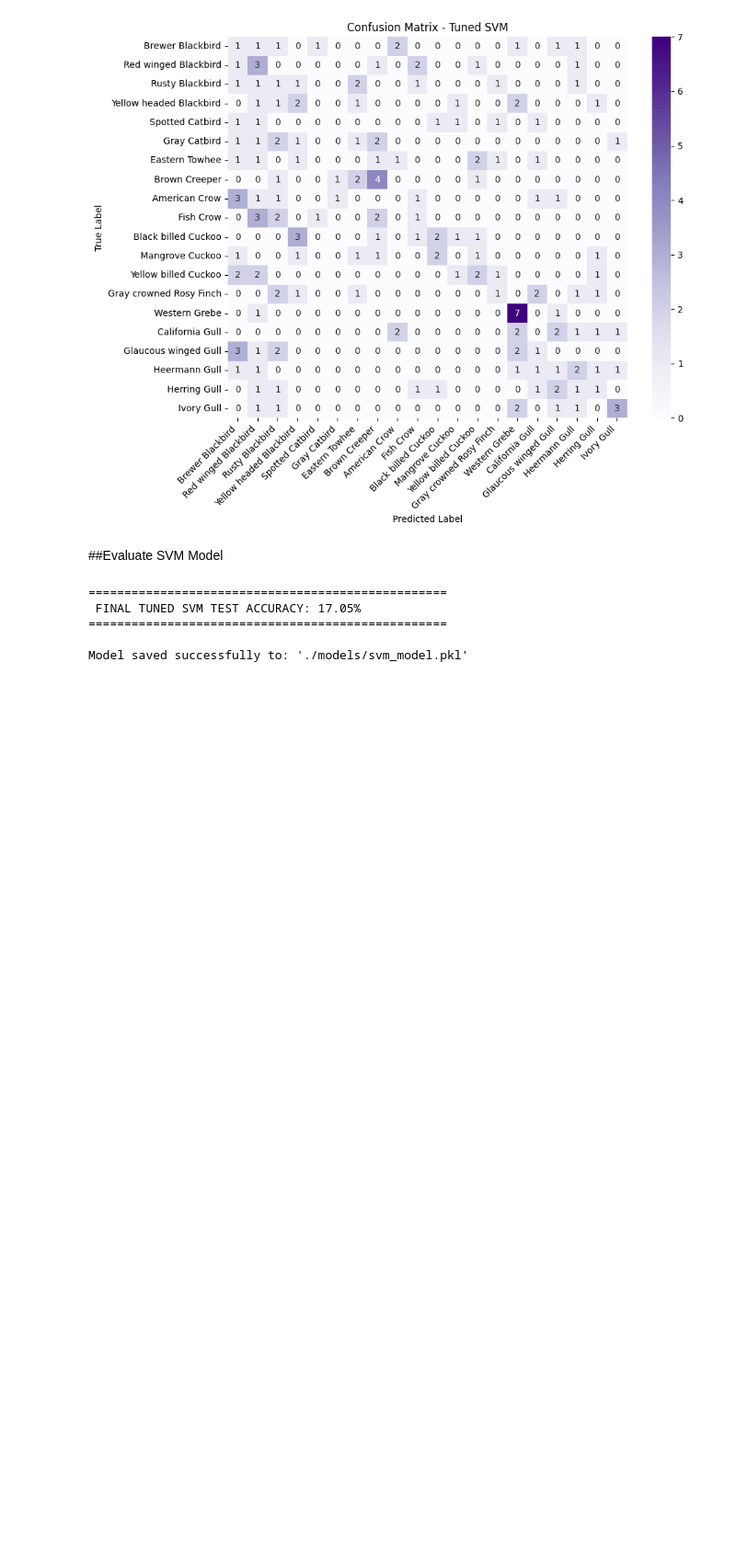
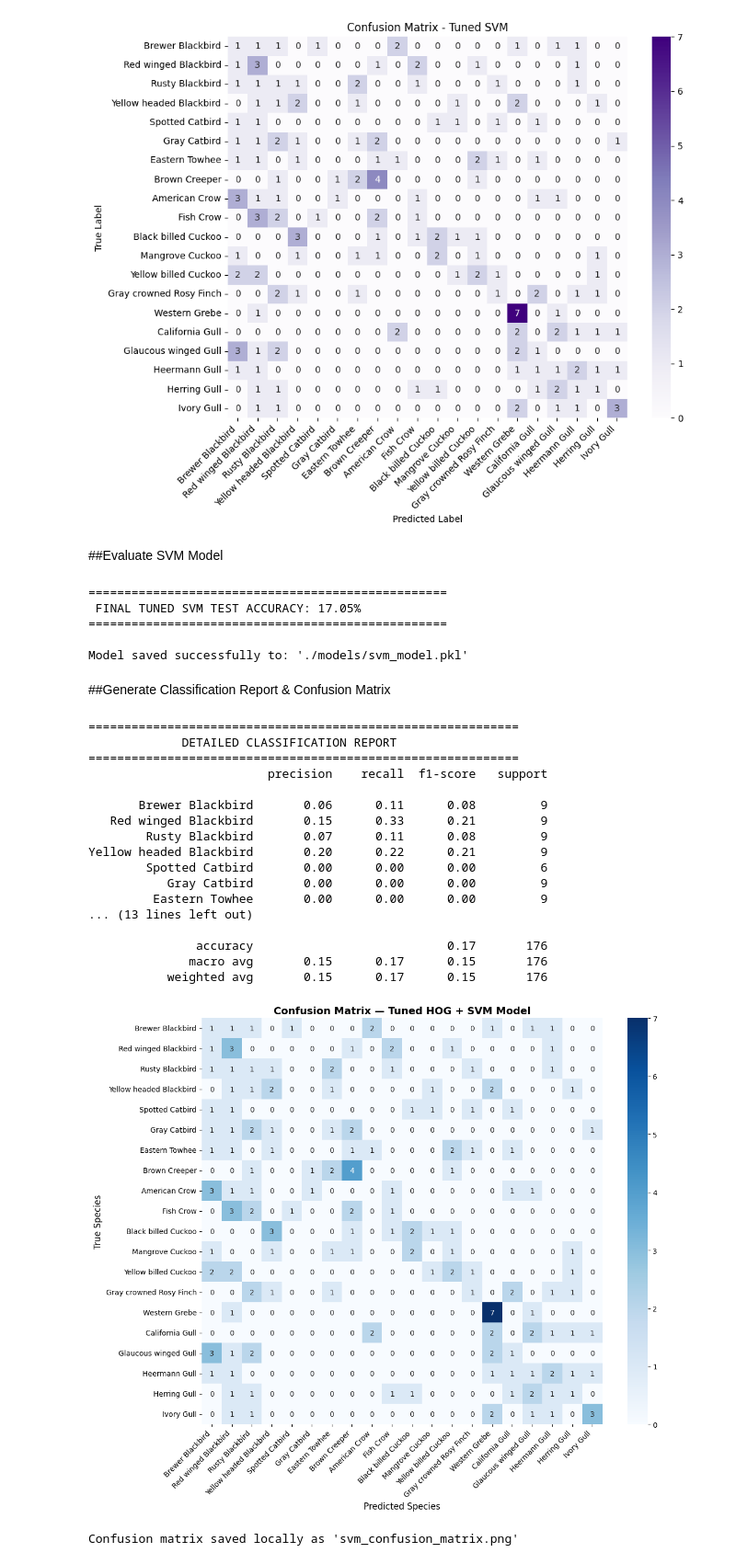
Before and after one commit to 01329582993/Bird-Species-Classification-ML, a Jupyter notebook: notebooks/03_SVM.ipynb, the cells around one changed output. Shown at 92% size. Drawn from its saved outputs; the diff is of its cells as text; code cells hidden in the pictures; blank space fills up the shorter version.

Commit message:
Generate Classification Report & Confusion Matrix

```diff
--- a/notebooks/03_SVM.ipynb
+++ b/notebooks/03_SVM.ipynb
@@ -335,3 +335,60 @@ print(f"\nModel saved successfully to: '{model_path}'")
 ==================================================
 
 Model saved successfully to: './models/svm_model.pkl'
+# %% [markdown]
+##Generate Classification Report & Confusion Matrix
+# %%
+import matplotlib.pyplot as plt
+import seaborn as sns
+from sklearn.metrics import classification_report, confusion_matrix
+
+class_names = [k.split('.')[-1].replace('_', ' ') for k in sorted(label_mapping, key=label_mapping.get)]
+
+print("\n" + "=" * 60)
+print("             DETAILED CLASSIFICATION REPORT")
+print("=" * 60)
+print(classification_report(y_test, y_pred, target_names=class_names, zero_division=0))
+
+cm = confusion_matrix(y_test, y_pred)
+
+plt.figure(figsize=(12, 10))
+sns.heatmap(
+    cm,
+    annot=True,
+    fmt='d',
+    cmap='Blues',
+    xticklabels=class_names,
+    yticklabels=class_names
+)
+
+plt.title("Confusion Matrix — Tuned HOG + SVM Model", fontsize=14, fontweight='bold')
+plt.xlabel("Predicted Species", fontsize=12)
+plt.ylabel("True Species", fontsize=12)
+plt.xticks(rotation=45, ha='right')
+plt.yticks(rotation=0)
+plt.tight_layout()
+
+plt.savefig("svm_confusion_matrix.png", dpi=300, bbox_inches='tight')
+plt.show()
+
+print("\nConfusion matrix saved locally as 'svm_confusion_matrix.png'")
+# %% [output]
+============================================================
+             DETAILED CLASSIFICATION REPORT
+============================================================
+                         precision    recall  f1-score   support
+
+       Brewer Blackbird       0.06      0.11      0.08         9
+   Red winged Blackbird       0.15      0.33      0.21         9
+        Rusty Blackbird       0.07      0.11      0.08         9
+Yellow headed Blackbird       0.20      0.22      0.21         9
+        Spotted Catbird       0.00      0.00      0.00         6
+           Gray Catbird       0.00      0.00      0.00         9
+         Eastern Towhee       0.00      0.00      0.00         9
+... (13 lines left out)
+
+               accuracy                           0.17       176
+              macro avg       0.15      0.17      0.15       176
+           weighted avg       0.15      0.17      0.15       176
+[figure, added]
+Confusion matrix saved locally as 'svm_confusion_matrix.png'
```
